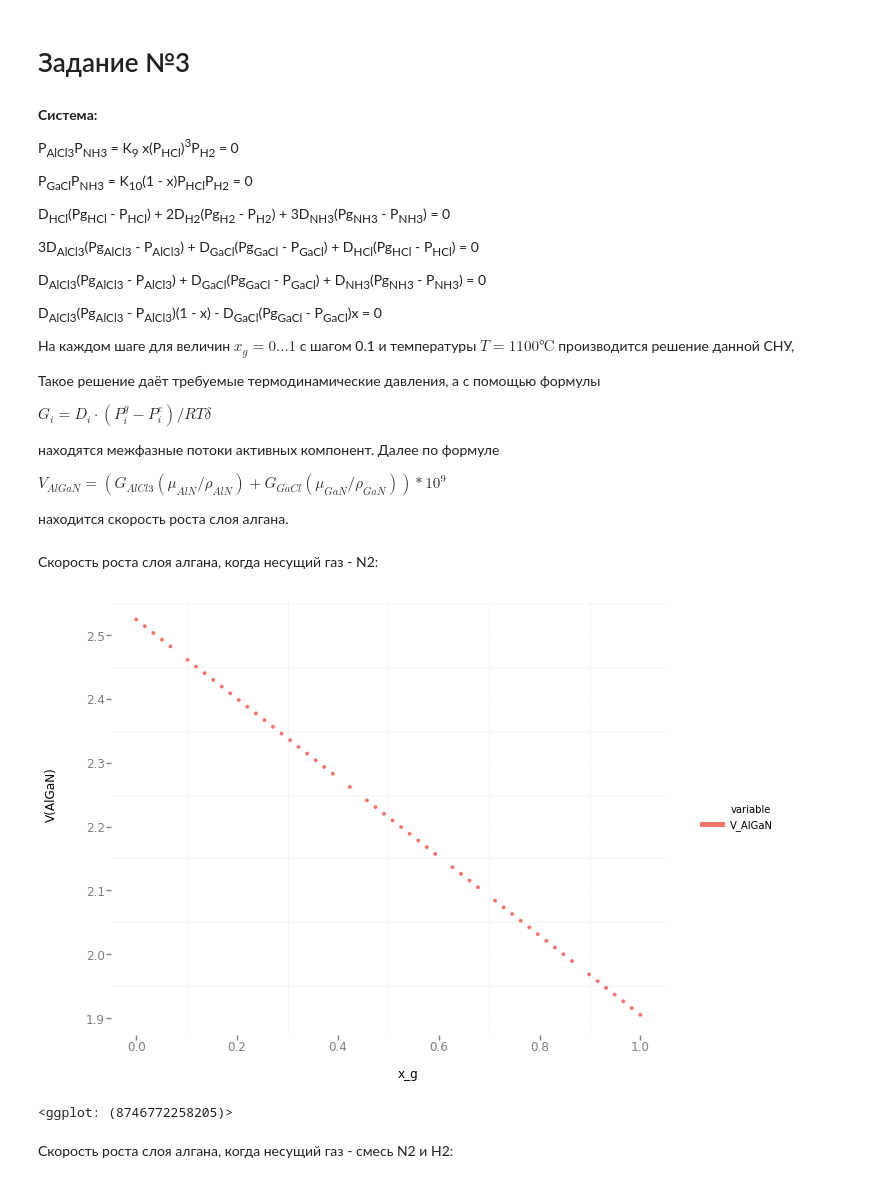
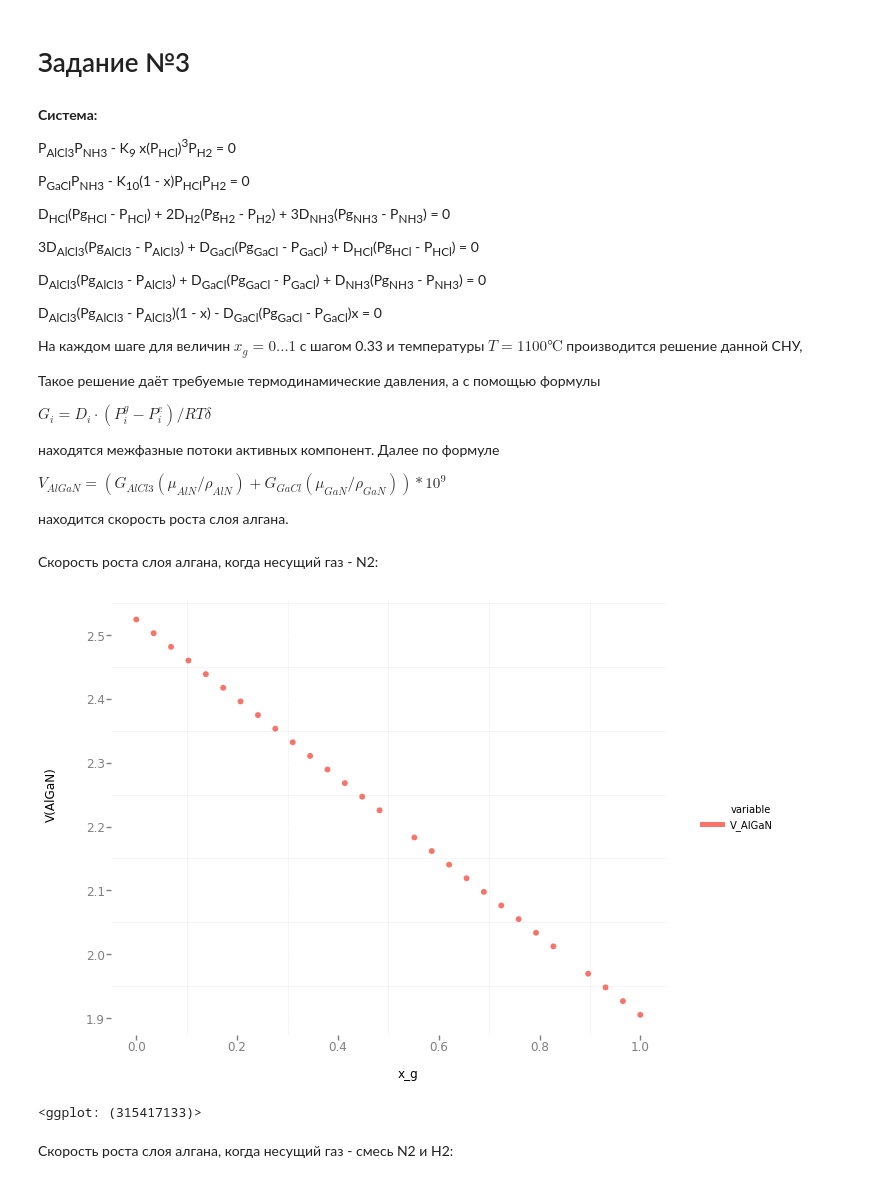
Before and after one commit to pavponn/computational-methods, a Jupyter notebook: course-work/AlganModel.ipynb, the cells around one changed output. Cells and saved outputs as stored; diff of their text form; code cells hidden in the pictures.

```diff
--- a/course-work/AlganModel.ipynb
+++ b/course-work/AlganModel.ipynb
@@ -168,14 +168,14 @@ def system1(T):
     equations.append(p_HCl ** 2 - k2(T) * p_AlCl2 * p_H2)
     equations.append(p_HCl ** 6 - k3(T) * p_AlCl3 ** 2 * p_H2 ** 3)
     equations.append(d_HCl * (pg['HCl'] - p_HCl) + 2 * d_H2 * (pg['H2'] - p_H2))
-    equations.append(d_AlCl * (pg['AlCl2'] - p_AlCl) +
+    equations.append(d_AlCl * (pg['AlCl'] - p_AlCl) +
                      2 * d_AlCl2 * (pg['AlCl2'] - p_AlCl2) +
                      3 * d_AlCl3 * (pg['AlCl3'] - p_AlCl3)  +
                      d_HCl * (pg['HCl'] - p_HCl))
     system = sm.Matrix(equations)
     return system, (p_AlCl, p_AlCl2, p_AlCl3, p_HCl, p_H2)
 # %%
-temperatures = np.linspace(350, 650, 60) + 273
+temperatures = np.linspace(350, 650, 30) + 273
 delta = 0.01
 p = pg['HCl'] + pg['N2']
 data_for_temperature = pd.DataFrame(columns=['T_', 'V_Al', 'G_AlCl', 'G_AlCl2', 'G_AlCl3'])
@@ -282,6 +282,7 @@ def system2(T):
     return system, (p_GaCl, p_GaCl2, p_GaCl3, p_HCl, p_H2)
 # %%
 data_for_temperature = pd.DataFrame(columns=['T_', 'V_Ga', 'G_GaCl', 'G_GaCl2', 'G_GaCl3'])
+temperatures = np.linspace(650, 950, 30) + 273
 targets = ['GaCl', 'GaCl2', 'GaCl3']
 for k, T in (enumerate(temperatures)):
     system, variables = system2(T)
@@ -339,10 +340,9 @@ graph_data_speed = pd.melt(data_for_temperature[['invT', 'V_Ga_log']], id_vars=[
 **Система:**
 
 
-P<sub>AlCl3</sub>P<sub>NH3</sub> = K<sub>9</sub> x(P<sub>HCl</sub>)<sup>3</sup>P<sub>H2</sub> = 0
+P<sub>AlCl3</sub>P<sub>NH3</sub> - K<sub>9</sub> x(P<sub>HCl</sub>)<sup>3</sup>P<sub>H2</sub> = 0
 
-P<sub>GaCl</sub>P<sub>NH3</sub> = K<sub>10</sub>(1 - x)P<sub>HCl</sub>P<sub>H2</sub> = 0
-
+P<sub>GaCl</sub>P<sub>NH3</sub> - K<sub>10</sub>(1 - x)P<sub>HCl</sub>P<sub>H2</sub> = 0
 
 D<sub>HCl</sub>(Pg<sub>HCl</sub> - P<sub>HCl</sub>) +
 2D<sub>H2</sub>(Pg<sub>H2</sub> - P<sub>H2</sub>) +
@@ -359,7 +359,7 @@ D<sub>NH3</sub>(Pg<sub>NH3</sub> - P<sub>NH3</sub>) = 0
 D<sub>AlCl3</sub>(Pg<sub>AlCl3</sub> - P<sub>AlCl3</sub>)(1 - x) -
 D<sub>GaCl</sub>(Pg<sub>GaCl</sub> - P<sub>GaCl</sub>)x = 0
 
-На каждом шаге для величин $x_g = 0\dots1$ с шагом 0.1 и температуры $T = 1100℃$ производится решение данной СНУ,
+На каждом шаге для величин $x_g = 0\dots1$ с шагом 0.33 и температуры $T = 1100℃$ производится решение данной СНУ,
 
 Такое решение даёт требуемые термодинамические давления, а с помощью формулы
 
@@ -405,7 +405,7 @@ def system3(x_g, T, n2Percentage):
     system = sm.Matrix(equations)
     return system, (p_AlCl3, p_GaCl, p_NH3, p_HCl, p_H2, x)
 # %%
-x_gs = np.linspace(0., 1., 60)
+x_gs = np.linspace(0., 1., 30)
 n2Percentages = [1, 0.9]
 T = 1100 + 273
 pg_AlCl3_GaCl = 30
@@ -443,14 +443,14 @@ for k, (x_g, n2Percentage) in (enumerate(product(x_gs, n2Percentages))):
 # %%
 data_for_temperature['V_AlGaN'] = data_for_temperature.V_AlGaN / 1000
 graph_data_speed = pd.melt(data_for_temperature[['x_g', 'V_AlGaN', 'n2Percentage']], id_vars=['x_g', 'n2Percentage'])
 (ggplot(aes(x = 'x_g', y = 'value', color='variable'), graph_data_speed[graph_data_speed.n2Percentage == 1]) +
-    geom_point(size=15) +
+    geom_point(size=35) +
     ylab('V(AlGaN)') +
     theme_bw()
 )
 # %% [output]
-[figure, old version]
+[figure, new version]
-<ggplot: (8746772258205)>
+<ggplot: (315417133)>
 # %% [markdown]
 Скорость роста слоя алгана, когда несущий газ - смесь N2 и H2:
 # %%
```
Also changed, not shown: parts of 9 cells of this notebook.
